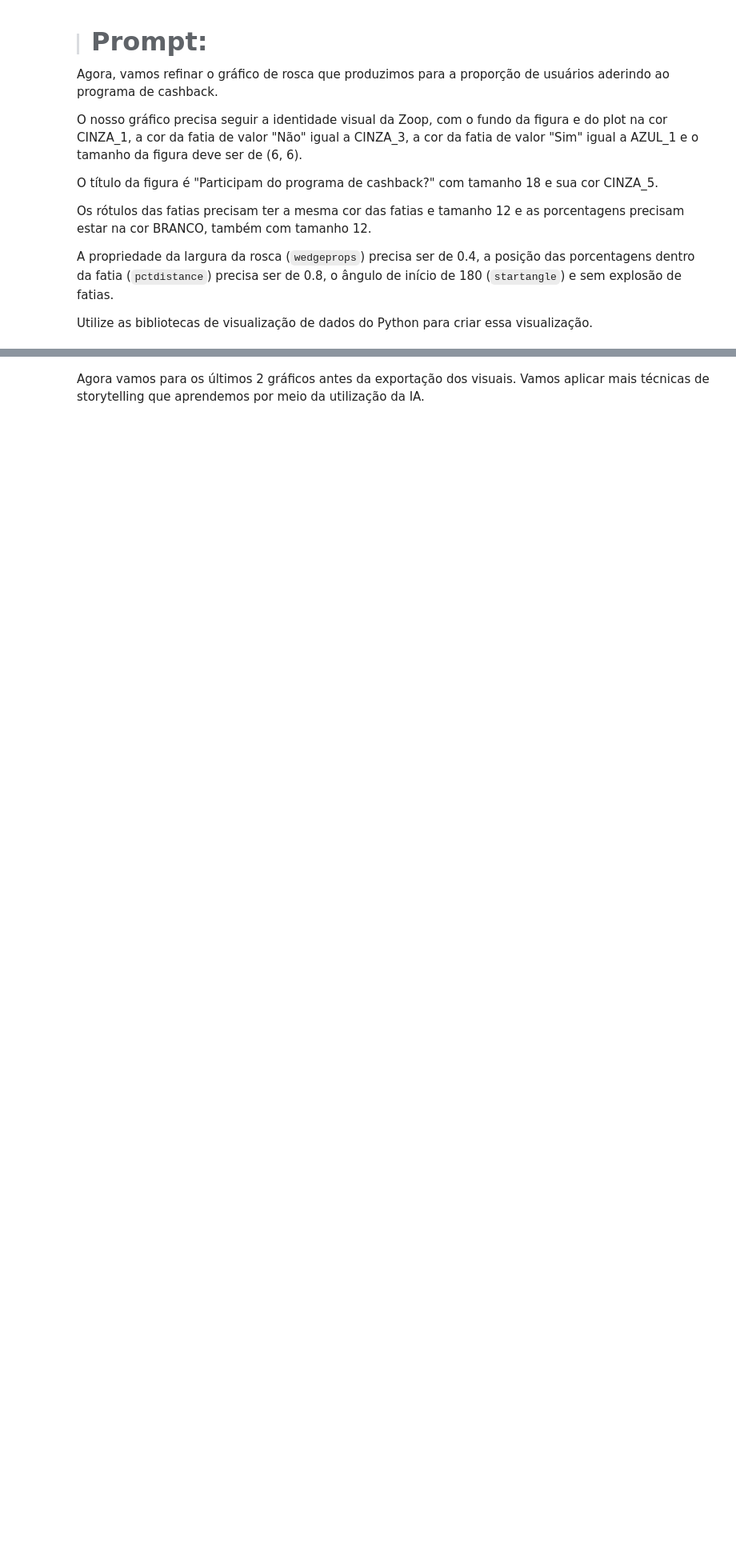
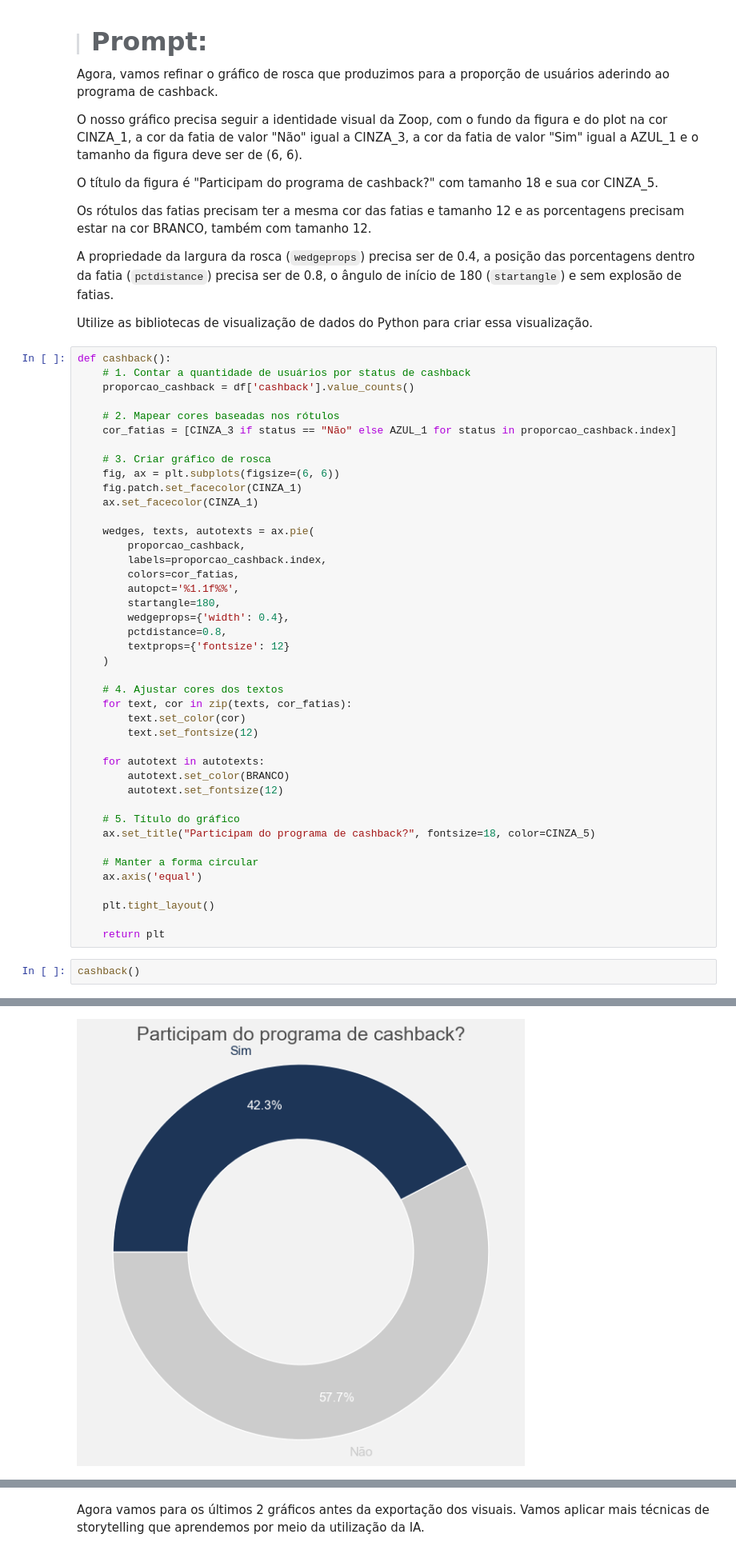
Before and after one commit to TheGabrielVieira/ia-datascience-dataviz, a Jupyter notebook: notebooks/Projeto_IA_aplicada_a_Data_Science.ipynb, the cells around one changed output, grey strips where cells are left out. Shown at 80% size. Saved outputs shown, nothing was run; the diff lists cells and outputs as text; blank space fills up the shorter version.

```diff
--- a/notebooks/Projeto_IA_aplicada_a_Data_Science.ipynb
+++ b/notebooks/Projeto_IA_aplicada_a_Data_Science.ipynb
@@ -1486,3 +1610,48 @@ Os rótulos das fatias precisam ter a mesma cor das fatias e tamanho 12 e as por
 A propriedade da largura da rosca (`wedgeprops`) precisa ser de 0.4, a posição das porcentagens dentro da fatia (`pctdistance`) precisa ser de 0.8, o ângulo de início de 180 (`startangle`) e sem explosão de fatias.
 
 Utilize as bibliotecas de visualização de dados do Python para criar essa visualização.
+# %%
+def cashback():
+    # 1. Contar a quantidade de usuários por status de cashback
+    proporcao_cashback = df['cashback'].value_counts()
+
+    # 2. Mapear cores baseadas nos rótulos
+    cor_fatias = [CINZA_3 if status == "Não" else AZUL_1 for status in proporcao_cashback.index]
+
+    # 3. Criar gráfico de rosca
+    fig, ax = plt.subplots(figsize=(6, 6))
+    fig.patch.set_facecolor(CINZA_1)
+    ax.set_facecolor(CINZA_1)
+
+    wedges, texts, autotexts = ax.pie(
+        proporcao_cashback,
+        labels=proporcao_cashback.index,
+        colors=cor_fatias,
+        autopct='%1.1f%%',
+        startangle=180,
+        wedgeprops={'width': 0.4},
+        pctdistance=0.8,
+        textprops={'fontsize': 12}
+    )
+
+    # 4. Ajustar cores dos textos
+    for text, cor in zip(texts, cor_fatias):
+        text.set_color(cor)
+        text.set_fontsize(12)
+
+    for autotext in autotexts:
+        autotext.set_color(BRANCO)
+        autotext.set_fontsize(12)
+
+    # 5. Título do gráfico
+    ax.set_title("Participam do programa de cashback?", fontsize=18, color=CINZA_5)
+
+    # Manter a forma circular
+    ax.axis('equal')
+
+    plt.tight_layout()
+
+    return plt
+# %%
+cashback()
+# %% [output]
@@ -1489,3 +1659,4 @@ Utilize as bibliotecas de visualização de dados do Python para criar essa visu
+[figure, added]
 # %% [markdown]
 <font color="7b71ff" size=4> Comentários: </font>
 
```
Also changed, not shown: parts of 15 cells of this notebook, 7 other files.
